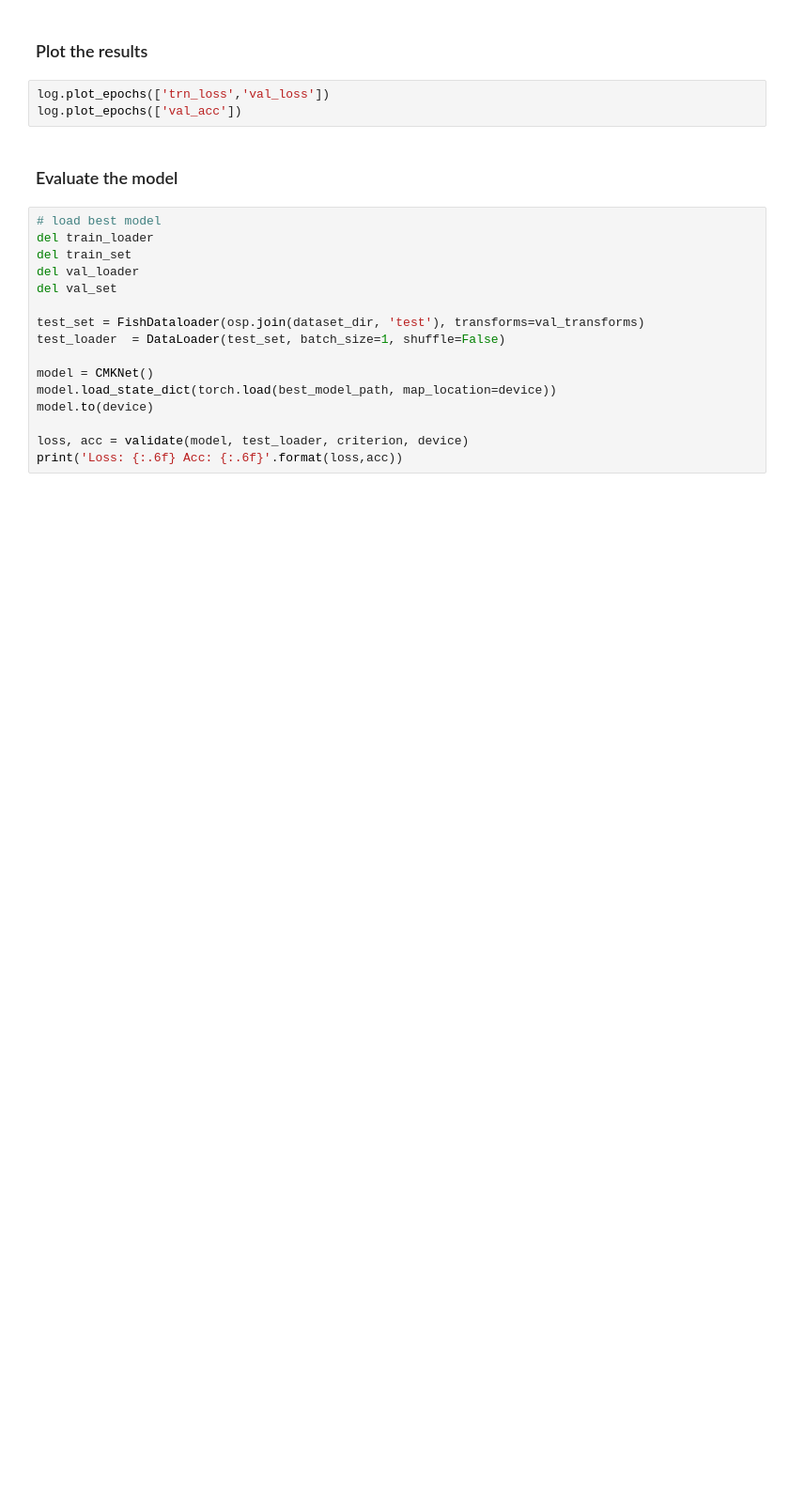
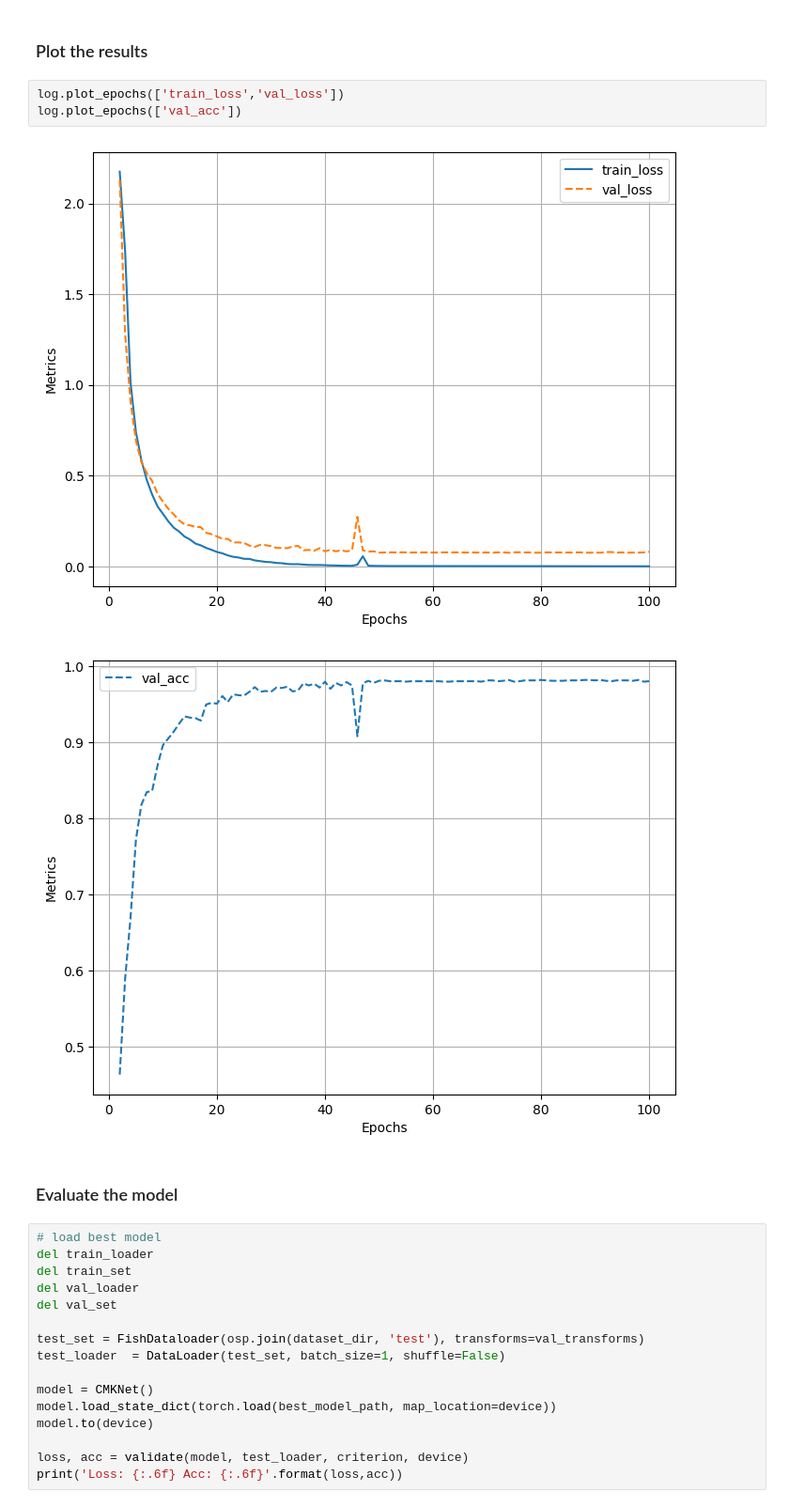
Before and after one commit to ChrisKonishi/mo434, a Jupyter notebook: project/cnn_classification.ipynb, the cells around one changed output. Shown: that part at 94% size. Drawn from its saved outputs; the diff is of its cells as text; blank space fills up the shorter version.

```diff
--- a/project/cnn_classification.ipynb
+++ b/project/cnn_classification.ipynb
@@ -321,8 +318,11 @@ KeyboardInterrupt: ignored
 # %% [markdown]
 ### Plot the results
 # %%
-log.plot_epochs(['trn_loss','val_loss'])
+log.plot_epochs(['train_loss','val_loss'])
 log.plot_epochs(['val_acc'])
+# %% [output]
+[figure, added]
+[figure, added]
 # %% [markdown]
 ### Evaluate the model
 # %%
```
Also changed, not shown: parts of 5 cells of this notebook.
